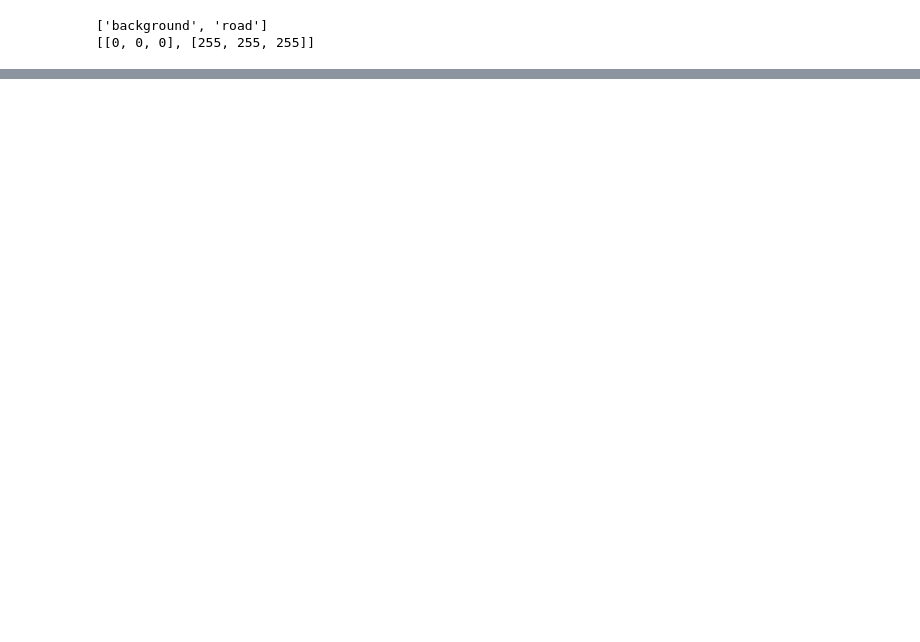
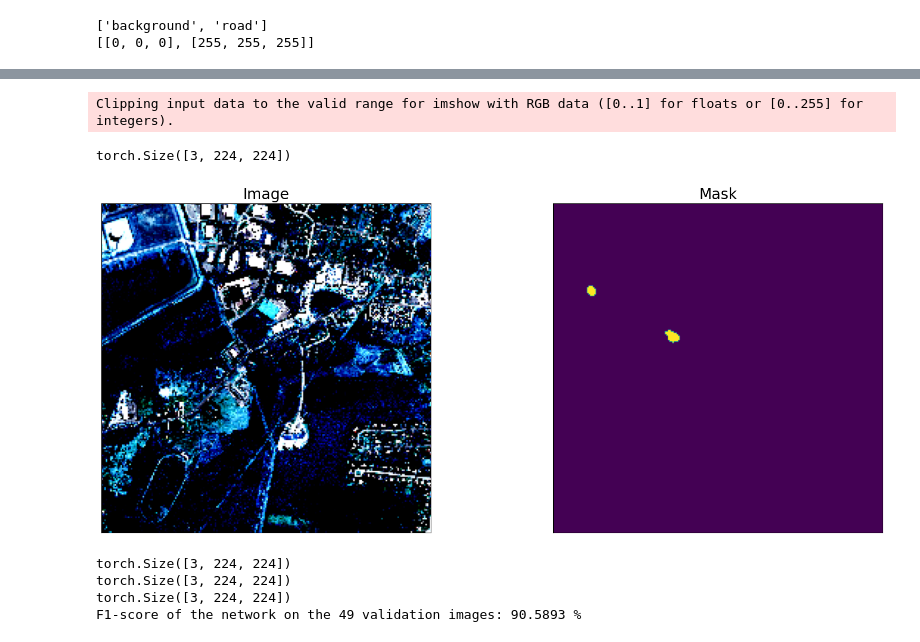
Before and after one commit to PiroJOJO/Artificial_intelligence_2, a Jupyter notebook: Unet+Resnet50.ipynb, the cells around one changed output, grey strips where cells are left out. Saved outputs shown, nothing was run; the diff lists cells and outputs as text; code cells hidden in the pictures; blank space fills up the shorter version.

```diff
--- a/Unet+Resnet50.ipynb
+++ b/Unet+Resnet50.ipynb
@@ -276,11 +309,8 @@ valid_loader = DataLoader(valid_dataset, batch_size=1, shuffle=False, num_worker
 # Dice/F1 score - https://en.wikipedia.org/wiki/S%C3%B8rensen%E2%80%93Dice_coefficient
 # IoU/Jaccard score - https://en.wikipedia.org/wiki/Jaccard_index
 
-loss = smp.utils.losses.DiceLoss()
-metrics = [
-    smp.utils.metrics.IoU(threshold=0.5),
-]
-
-optimizer = torch.optim.Adam([
-    dict(params=model.parameters(), lr=0.0001),
-])
+loss = smp.utils.losses.DiceLoss().to(DEVICE)
+# metrics = [smp.utils.metrics.IoU(threshold=0.5),]
+criterion = nn.BCEWithLogitsLoss()
+optimizer = torch.optim.AdamW(model.parameters(), lr = 0.0001)
+# optimizer = torch.optim.Adam([ dict(params=model.parameters(), lr=0.0001),])
@@ -340,0 +407,42 @@ Epoch: 6
+# %%
+metric = JaccardIndex(task = 'binary', average = 'macro').to(DEVICE)
+
+with torch.no_grad():
+
+    total = 0
+    all_labels = []
+    all_predicts = []
+
+    for i, (images, labels) in enumerate(loaders_image['test']):
+
+        images = images.to(DEVICE)
+        labels = labels.to(DEVICE)
+        print(images[0].shape)
+        outputs = model(images)
+        total += labels.size(0)
+
+        if not i:
+            visualize(image=images[0].cpu().numpy().transpose(2,1,0), mask=reverse_one_hot(outputs[0].cpu().numpy().transpose(1,2,0)))
+        # for a, res in enumerate(predicted):
+        #     if classes_image['train'][res] == classes_image['test'][labels[a]]:
+        #        predicted[a] = labels[a]
+
+        # all_labels = np.concatenate((all_labels, labels.cpu()), axis = 0)
+        # all_predicts = np.concatenate((all_predicts, predicted.cpu()), axis = 0)
+        metric.update(outputs,labels)
+        del images, labels, outputs
+        torch.cuda.empty_cache()
+        gc.collect()
+
+    # print('Accuracy of the network on the {} validation images: {:.4f} %'.format(total, 100 * accuracy_score(all_labels, all_predicts)))
+    # print('Precision of the network on the {} validation images: {:.4f} %'.format(total, 100 * precision_score(all_labels, all_predicts, average = 'weighted', zero_division = 0)))
+    # print('Recall of the network on the {} validation images: {:.4f} %'.format(total, 100 * recall_score(all_labels, all_predicts, average = 'weighted', zero_division = 0)))
+    print('F1-score of the network on the {} validation images: {:.4f} %'.format(total, 100 * metric.compute()))
+# %% [output]
+Clipping input data to the valid range for imshow with RGB data ([0..1] for floats or [0..255] for integers).
+torch.Size([3, 224, 224])
+[figure, added]
+torch.Size([3, 224, 224])
+torch.Size([3, 224, 224])
+torch.Size([3, 224, 224])
+F1-score of the network on the 49 validation images: 90.5893 %
```
Also changed, not shown: parts of 12 cells of this notebook.
